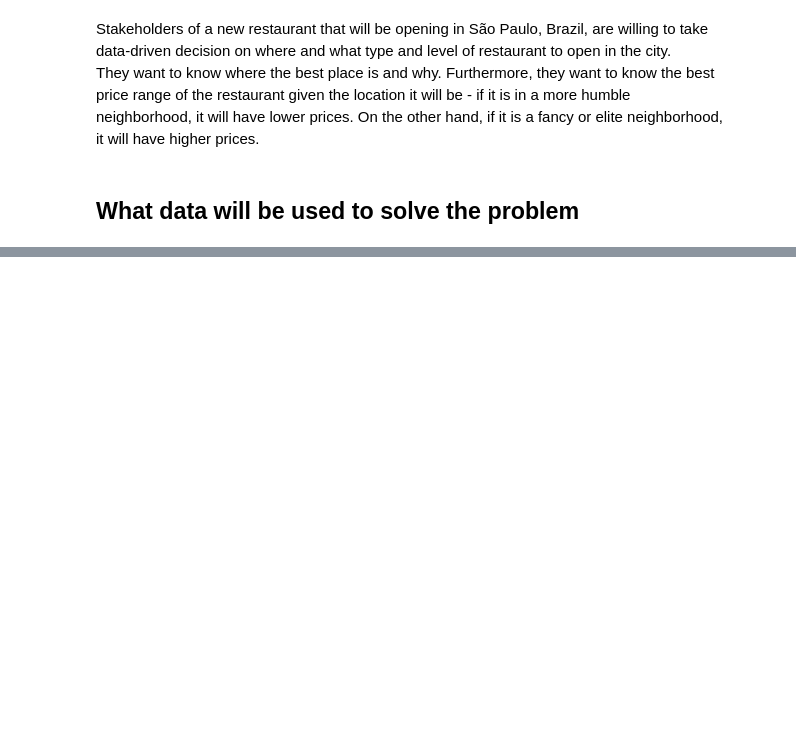
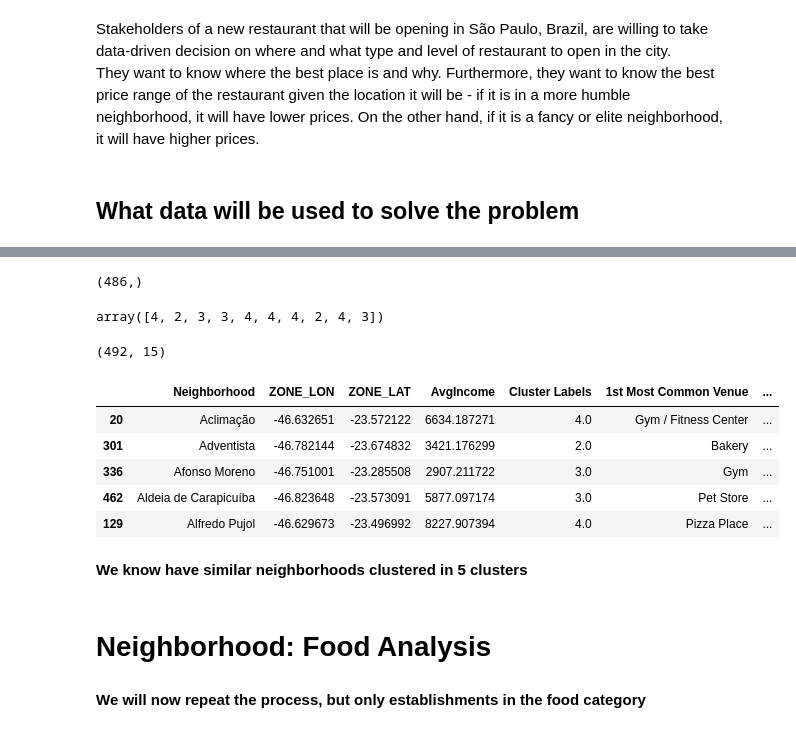
Before and after one commit to luccasklotz/Coursera-IBM-Specialization-09-Capstone, a Jupyter notebook: Capstone Project - Final Project.ipynb, the cells around one changed output, grey strips where cells are left out. Saved outputs shown, nothing was run; the diff lists cells and outputs as text; code cells hidden in the pictures; blank space fills up the shorter version.

```diff
--- a/Capstone Project - Final Project.ipynb
+++ b/Capstone Project - Final Project.ipynb
@@ -19,0 +158,41 @@ To achieve the goal, two data sources will be used:
+# %%
+from sklearn.cluster import KMeans
+# set number of clusters
+kclusters = 5
+
+sp_grouped_clustering = sp_grouped.drop('Neighborhood', 1)
+
+# run k-means clustering
+kmeans = KMeans(n_clusters=kclusters, random_state=0).fit(sp_grouped_clustering)
+
+# check cluster labels generated for each row in the dataframe
+print(kmeans.labels_.shape)
+kmeans.labels_[0:10]
+# %% [output]
+(486,)
+array([4, 2, 3, 3, 4, 4, 4, 2, 4, 3])
+# %%
+# add clustering labels
+neighborhoods_venues_sorted.insert(0, 'Cluster Labels', kmeans.labels_)
+
+sp_merged = df_zones
+
+# merge toronto_grouped with toronto_data to add latitude/longitude for each neighborhood
+sp_merged = sp_merged.join(neighborhoods_venues_sorted.set_index('Neighborhood'), on='Neighborhood')
+
+print(sp_merged.shape)
+sp_merged.head() # check the last columns!
+# %% [output]
+(492, 15)
+|  | Neighborhood | ZONE_LON | ZONE_LAT | AvgIncome | Cluster Labels | 1st Most Common Venue | ... |
+| 20 | Aclimação | -46.632651 | -23.572122 | 6634.187271 | 4.0 | Gym / Fitness Center | ... |
+| 301 | Adventista | -46.782144 | -23.674832 | 3421.176299 | 2.0 | Bakery | ... |
+| 336 | Afonso Moreno | -46.751001 | -23.285508 | 2907.211722 | 3.0 | Gym | ... |
+| 462 | Aldeia de Carapicuíba | -46.823648 | -23.573091 | 5877.097174 | 3.0 | Pet Store | ... |
+| 129 | Alfredo Pujol | -46.629673 | -23.496992 | 8227.907394 | 4.0 | Pizza Place | ... |
+# %% [markdown]
+**We know have similar neighborhoods clustered in 5 clusters**
+# %% [markdown]
+# Neighborhood: Food Analysis
+# %% [markdown]
+**We will now repeat the process, but only establishments in the food category**
```
Also changed, not shown: parts of 41 cells of this notebook, 2 other files.
